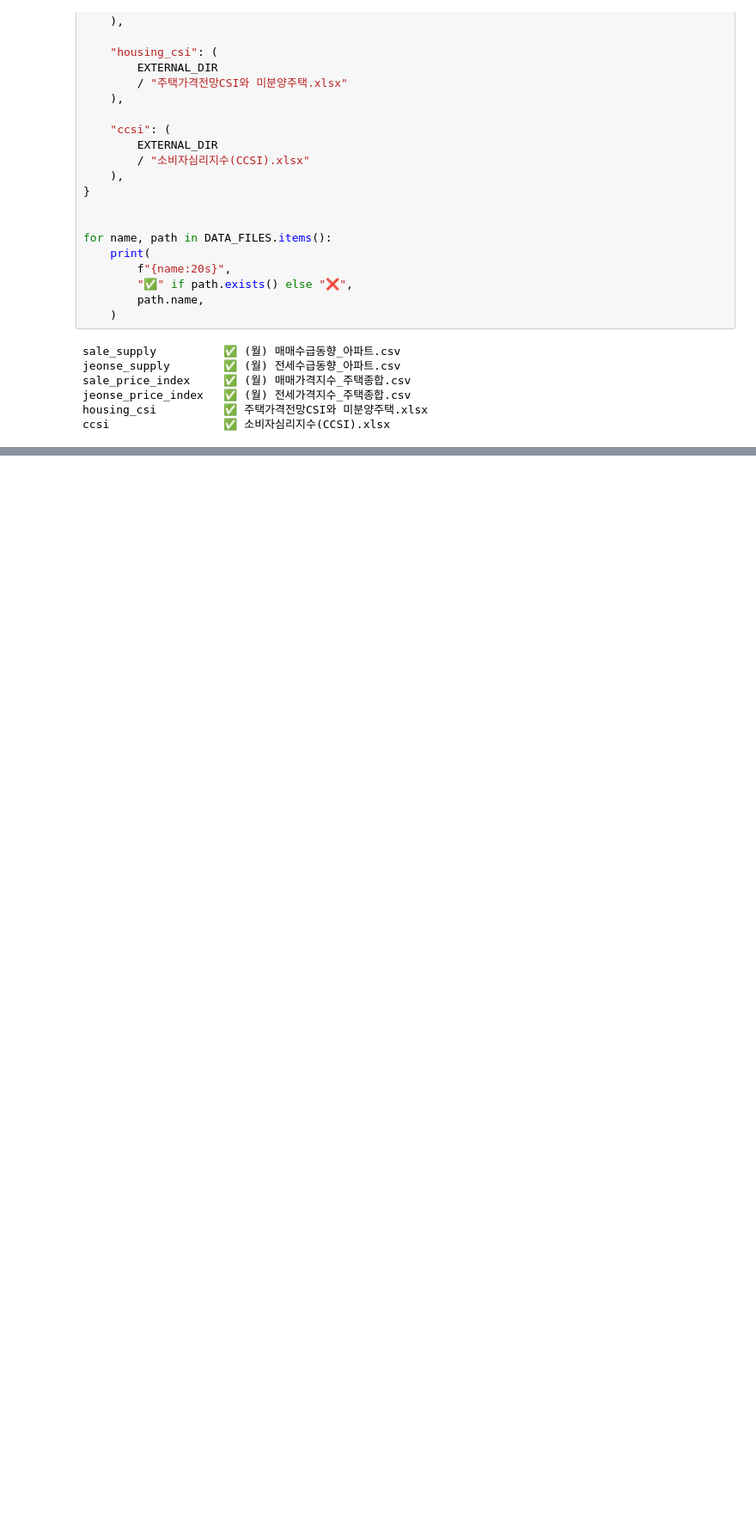
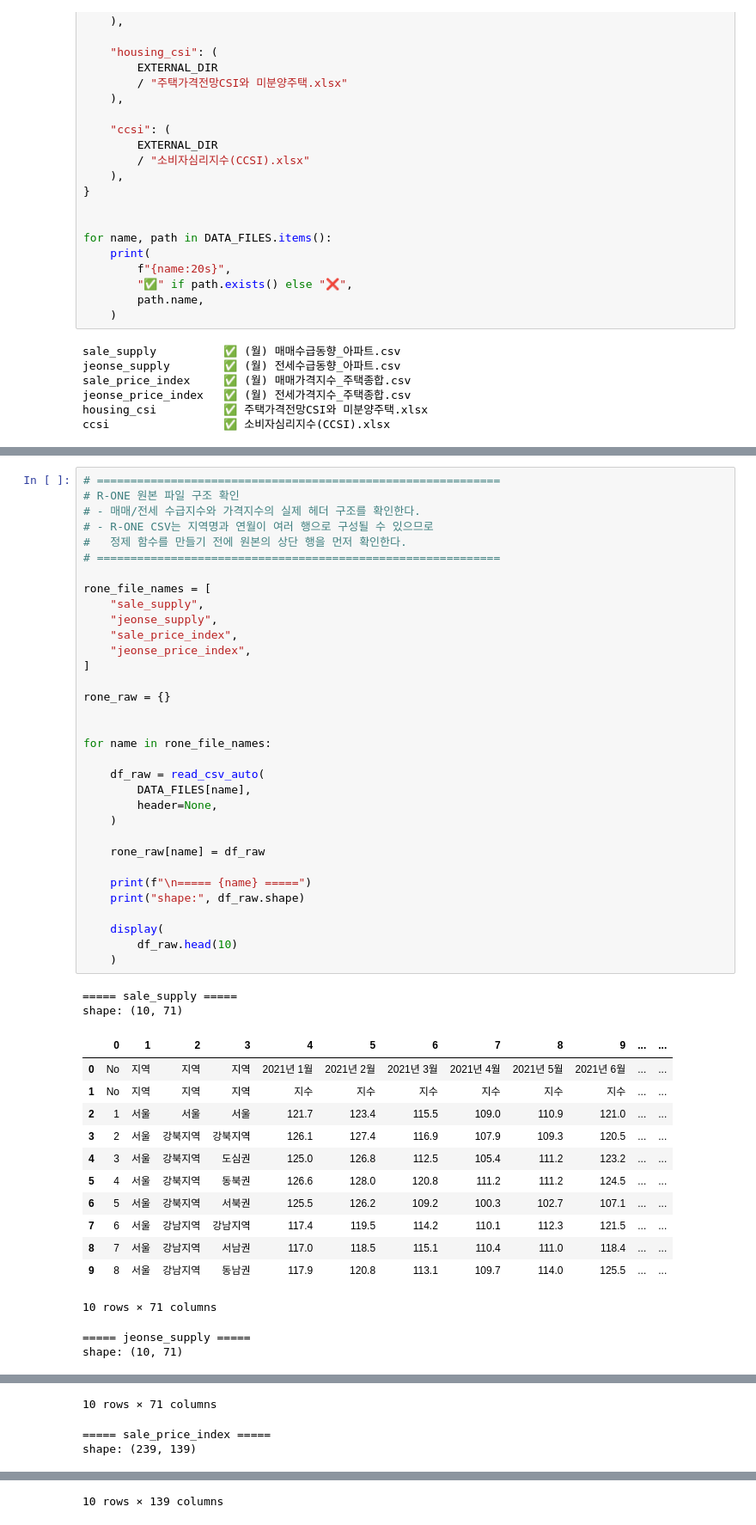
Before and after one commit to Overlay1010/apartment_price, a Jupyter notebook: notebook/v2_5year_notebook/eda/v2/01_market_leading.ipynb, the cells around one changed output, grey strips where cells are left out. Shown at 86% size. Drawn from its saved outputs; the diff is of its cells as text; blank space fills up the shorter version.

```diff
--- a/notebook/v2_5year_notebook/eda/v2/01_market_leading.ipynb
+++ b/notebook/v2_5year_notebook/eda/v2/01_market_leading.ipynb
@@ -121,0 +156,50 @@ ccsi                 ✅ 소비자심리지수(CCSI).xlsx
+# %%
+# ============================================================
+# R-ONE 원본 파일 구조 확인
+# - 매매/전세 수급지수와 가격지수의 실제 헤더 구조를 확인한다.
+# - R-ONE CSV는 지역명과 연월이 여러 행으로 구성될 수 있으므로
+#   정제 함수를 만들기 전에 원본의 상단 행을 먼저 확인한다.
+# ============================================================
+
+rone_file_names = [
+    "sale_supply",
+    "jeonse_supply",
+    "sale_price_index",
+    "jeonse_price_index",
+]
+
+rone_raw = {}
+
+
+for name in rone_file_names:
+
+    df_raw = read_csv_auto(
+        DATA_FILES[name],
+        header=None,
+    )
+
+    rone_raw[name] = df_raw
+
+    print(f"\n===== {name} =====")
+    print("shape:", df_raw.shape)
+
+    display(
+        df_raw.head(10)
+    )
+# %% [output]
+===== sale_supply =====
+shape: (10, 71)
+|  | 0 | 1 | 2 | 3 | 4 | 5 | 6 | 7 | 8 | 9 | ... | ... |
+| 0 | No | 지역 | 지역 | 지역 | 2021년 1월 | 2021년 2월 | 2021년 3월 | 2021년 4월 | 2021년 5월 | 2021년 6월 | ... | ... |
+| 1 | No | 지역 | 지역 | 지역 | 지수 | 지수 | 지수 | 지수 | 지수 | 지수 | ... | ... |
+| 2 | 1 | 서울 | 서울 | 서울 | 121.7 | 123.4 | 115.5 | 109.0 | 110.9 | 121.0 | ... | ... |
+| 3 | 2 | 서울 | 강북지역 | 강북지역 | 126.1 | 127.4 | 116.9 | 107.9 | 109.3 | 120.5 | ... | ... |
+| 4 | 3 | 서울 | 강북지역 | 도심권 | 125.0 | 126.8 | 112.5 | 105.4 | 111.2 | 123.2 | ... | ... |
+| 5 | 4 | 서울 | 강북지역 | 동북권 | 126.6 | 128.0 | 120.8 | 111.2 | 111.2 | 124.5 | ... | ... |
+| 6 | 5 | 서울 | 강북지역 | 서북권 | 125.5 | 126.2 | 109.2 | 100.3 | 102.7 | 107.1 | ... | ... |
+| 7 | 6 | 서울 | 강남지역 | 강남지역 | 117.4 | 119.5 | 114.2 | 110.1 | 112.3 | 121.5 | ... | ... |
+| 8 | 7 | 서울 | 강남지역 | 서남권 | 117.0 | 118.5 | 115.1 | 110.4 | 111.0 | 118.4 | ... | ... |
+| 9 | 8 | 서울 | 강남지역 | 동남권 | 117.9 | 120.8 | 113.1 | 109.7 | 114.0 | 125.5 | ... | ... |
+10 rows × 71 columns
+===== jeonse_supply =====
+shape: (10, 71)
@@ -121,0 +217,3 @@ ccsi                 ✅ 소비자심리지수(CCSI).xlsx
+10 rows × 71 columns
+===== sale_price_index =====
+shape: (239, 139)
@@ -121,0 +231 @@ ccsi                 ✅ 소비자심리지수(CCSI).xlsx
+10 rows × 139 columns
```
Also changed, not shown: parts of 34 cells of this notebook, 48 other files.
